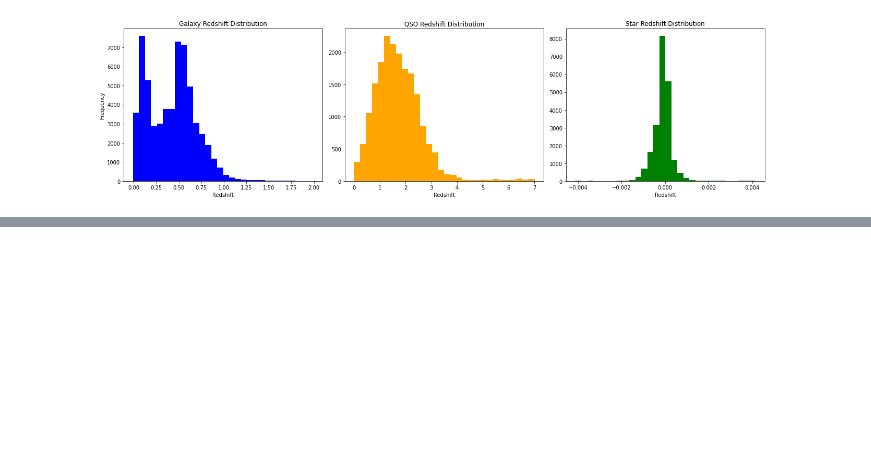
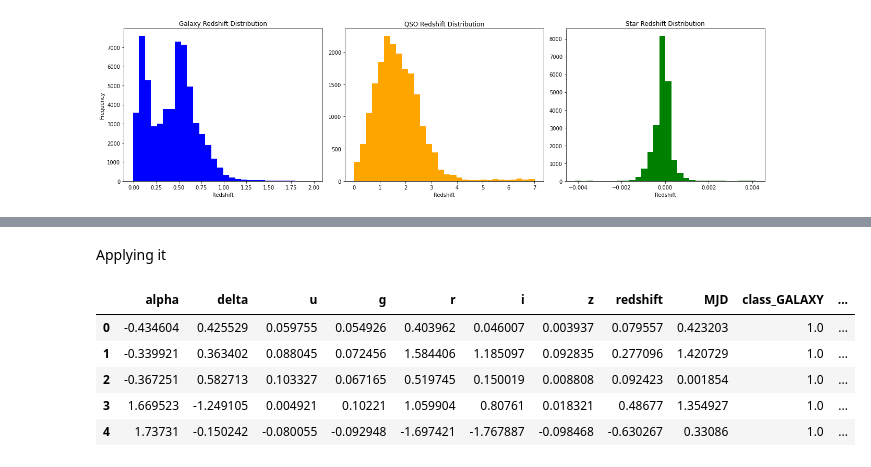
Before and after one commit to Antonello03/MachineLearning, a Jupyter notebook: Stellar_Classification_Project/model.ipynb, the cells around one changed output, grey strips where cells are left out. Drawn from its saved outputs; the diff is of its cells as text; code cells hidden in the pictures; blank space fills up the shorter version.

```diff
--- a/Stellar_Classification_Project/model.ipynb
+++ b/Stellar_Classification_Project/model.ipynb
@@ -216,0 +220,5 @@ plt.show()
+# %%
+columns_to_drop = ['obj_ID','run_ID', 'rerun_ID', 'cam_col', 'field_ID', 'spec_obj_ID','plate','fiber_ID']
+df_dropped = df.drop(columns=columns_to_drop)
+
+df_dropped.head()
@@ -216,0 +257,19 @@ plt.show()
+# %% [markdown]
+Applying it
+# %%
+array_transformed = final_transformation.fit_transform(df_dropped)
+array_transformed.shape
+
+one_hot_feature_names = final_transformation.named_transformers_['categorical'].get_feature_names_out()
+other_feature_names = ['alpha','delta','u', 'g', 'r', 'i', 'z', 'redshift', 'MJD']  # Replace with your actual numerical column names
+all_feature_names = other_feature_names + list(one_hot_feature_names) + ['class']
+
+df_transformed = pd.DataFrame(array_transformed, columns=all_feature_names)
+df_transformed.head()
+# %% [output]
+|  | alpha | delta | u | g | r | i | z | redshift | MJD | class_GALAXY | ... |
+| 0 | -0.434604 | 0.425529 | 0.059755 | 0.054926 | 0.403962 | 0.046007 | 0.003937 | 0.079557 | 0.423203 | 1.0 | ... |
+| 1 | -0.339921 | 0.363402 | 0.088045 | 0.072456 | 1.584406 | 1.185097 | 0.092835 | 0.277096 | 1.420729 | 1.0 | ... |
+| 2 | -0.367251 | 0.582713 | 0.103327 | 0.067165 | 0.519745 | 0.150019 | 0.008808 | 0.092423 | 0.001854 | 1.0 | ... |
+| 3 | 1.669523 | -1.249105 | 0.004921 | 0.10221 | 1.059904 | 0.80761 | 0.018321 | 0.48677 | 1.354927 | 1.0 | ... |
+| 4 | 1.73731 | -0.150242 | -0.080055 | -0.092948 | -1.697421 | -1.767887 | -0.098468 | -0.630267 | 0.33086 | 1.0 | ... |
```
Also changed, not shown: parts of 10 cells of this notebook.
